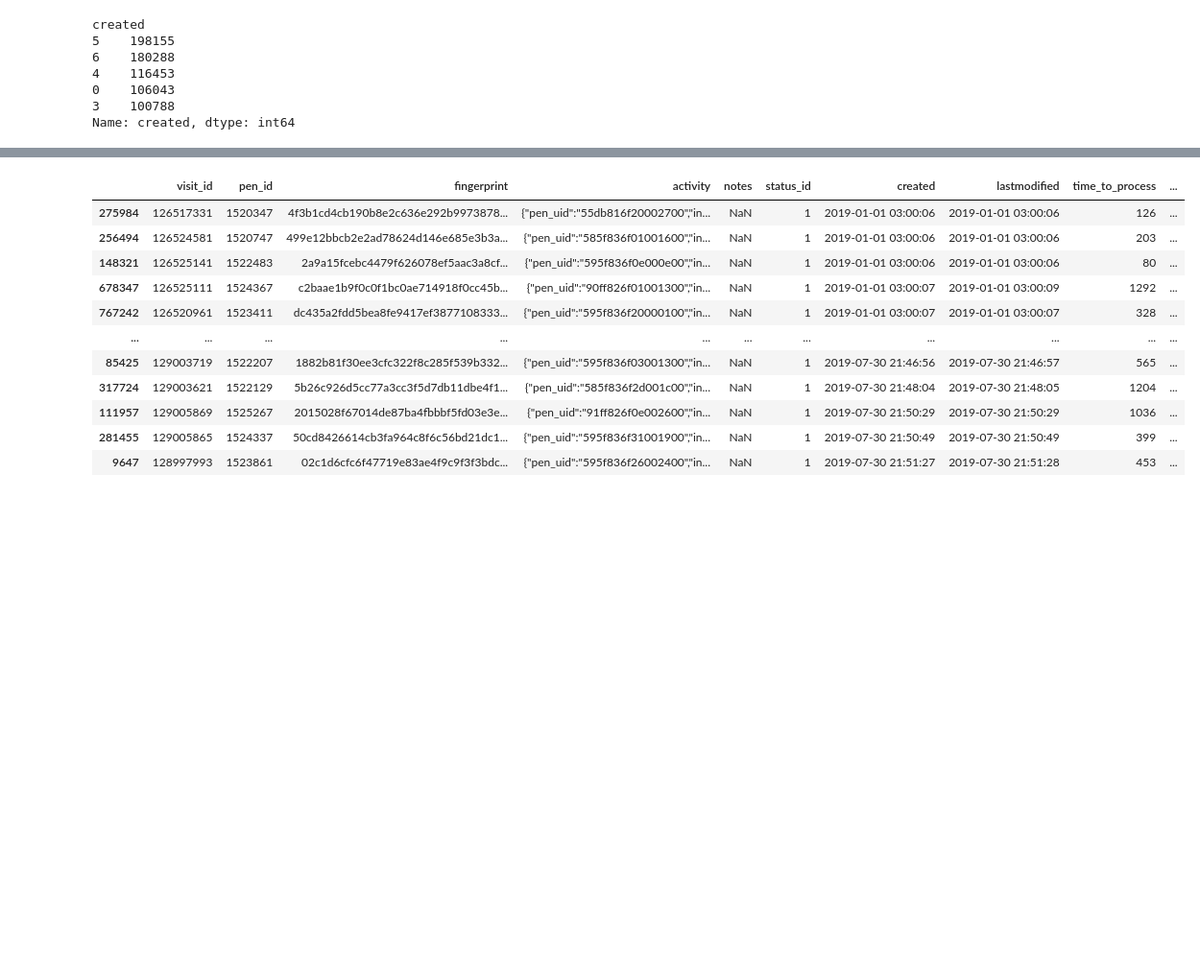
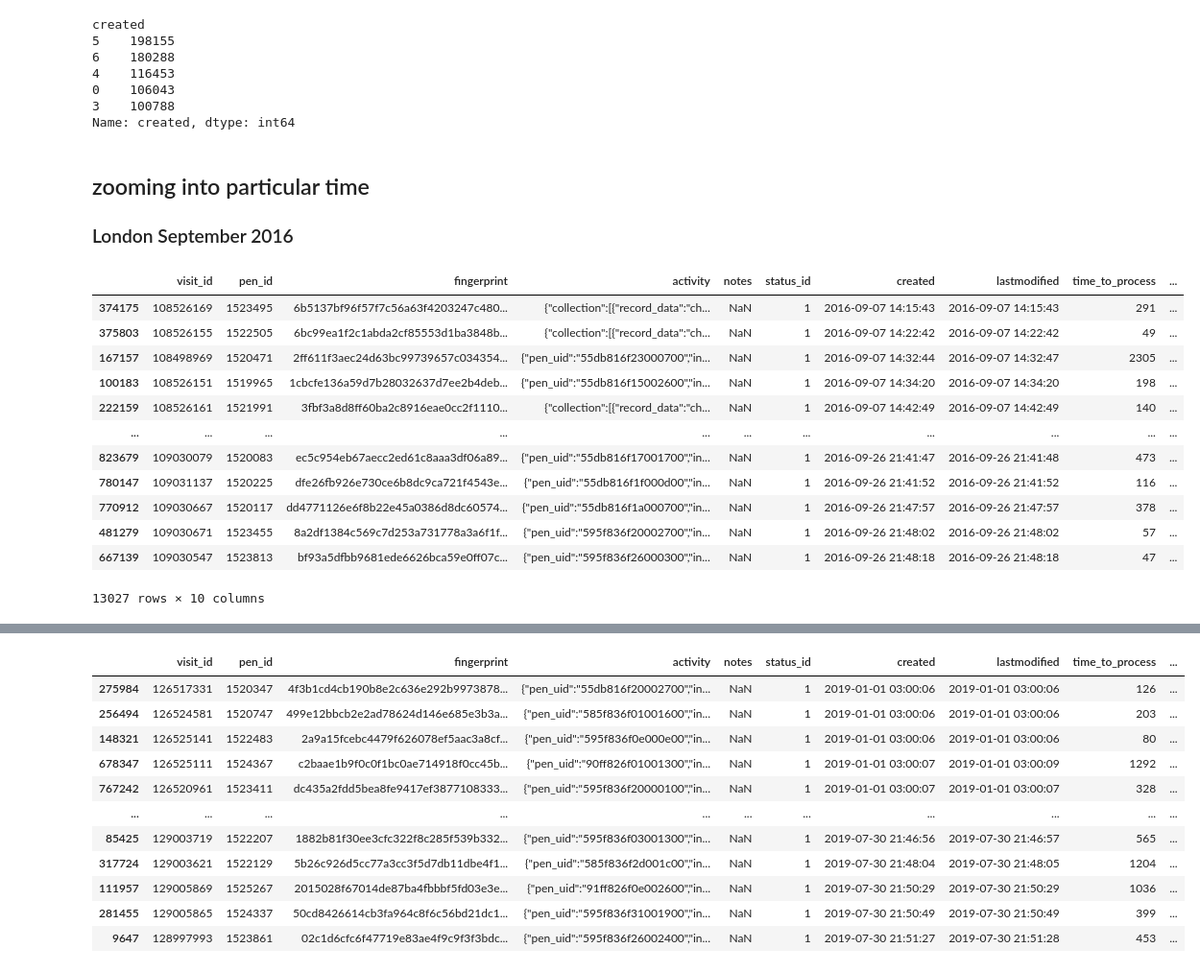
Before and after one commit to ShirinStar/Pen_Data_Dictionary, a Jupyter notebook: data/Pens Activity overview.ipynb, the cells around one changed output, grey strips where cells are left out. Shown: that part at 96% size. Saved outputs shown, nothing was run; the diff lists cells and outputs as text; code cells hidden in the pictures; blank space fills up the shorter version.

```diff
--- a/data/Pens Activity overview.ipynb
+++ b/data/Pens Activity overview.ipynb
@@ -153,3 +153,27 @@ created
 0    106043
 3    100788
 Name: created, dtype: int64
+# %% [markdown]
+## zooming into particular time
+### London September 2016
+# %%
+#Zooming into London 2016
+start_date = '2016-09-07'
+end_date = '2016-09-27'
+mask = (pensActivity['created'] > start_date) & (pensActivity['created'] <= end_date)
+london = pensActivity.loc[mask]
+london
+# %% [output]
+|  | visit_id | pen_id | fingerprint | activity | notes | status_id | created | lastmodified | time_to_process | ... |
+| 374175 | 108526169 | 1523495 | 6b5137bf96f57f7c56a63f4203247c480... | {"collection":[{"record_data":"ch... | NaN | 1 | 2016-09-07 14:15:43 | 2016-09-07 14:15:43 | 291 | ... |
+| 375803 | 108526155 | 1522505 | 6bc99ea1f2c1abda2cf85553d1ba3848b... | {"collection":[{"record_data":"ch... | NaN | 1 | 2016-09-07 14:22:42 | 2016-09-07 14:22:42 | 49 | ... |
+| 167157 | 108498969 | 1520471 | 2ff611f3aec24d63bc99739657c034354... | {"pen_uid":"55db816f23000700","in... | NaN | 1 | 2016-09-07 14:32:44 | 2016-09-07 14:32:47 | 2305 | ... |
+| 100183 | 108526151 | 1519965 | 1cbcfe136a59d7b28032637d7ee2b4deb... | {"pen_uid":"55db816f15002600","in... | NaN | 1 | 2016-09-07 14:34:20 | 2016-09-07 14:34:20 | 198 | ... |
+| 222159 | 108526161 | 1521991 | 3fbf3a8d8ff60ba2c8916eae0cc2f1110... | {"collection":[{"record_data":"ch... | NaN | 1 | 2016-09-07 14:42:49 | 2016-09-07 14:42:49 | 140 | ... |
+| ... | ... | ... | ... | ... | ... | ... | ... | ... | ... | ... |
+| 823679 | 109030079 | 1520083 | ec5c954eb67aecc2ed61c8aaa3df06a89... | {"pen_uid":"55db816f17001700","in... | NaN | 1 | 2016-09-26 21:41:47 | 2016-09-26 21:41:48 | 473 | ... |
+| 780147 | 109031137 | 1520225 | dfe26fb926e730ce6b8dc9ca721f4543e... | {"pen_uid":"55db816f1f000d00","in... | NaN | 1 | 2016-09-26 21:41:52 | 2016-09-26 21:41:52 | 116 | ... |
+| 770912 | 109030667 | 1520117 | dd4771126e6f8b22e45a0386d8dc60574... | {"pen_uid":"55db816f1a000700","in... | NaN | 1 | 2016-09-26 21:47:57 | 2016-09-26 21:47:57 | 378 | ... |
+| 481279 | 109030671 | 1523455 | 8a2df1384c569c7d253a731778a3a6f1f... | {"pen_uid":"595f836f20002700","in... | NaN | 1 | 2016-09-26 21:48:02 | 2016-09-26 21:48:02 | 57 | ... |
+| 667139 | 109030547 | 1523813 | bf93a5dfbb9681ede6626bca59e0ff07c... | {"pen_uid":"595f836f26000300","in... | NaN | 1 | 2016-09-26 21:48:18 | 2016-09-26 21:48:18 | 47 | ... |
+13027 rows × 10 columns
```
Also changed, not shown: parts of 4 cells of this notebook, 7 other files.
